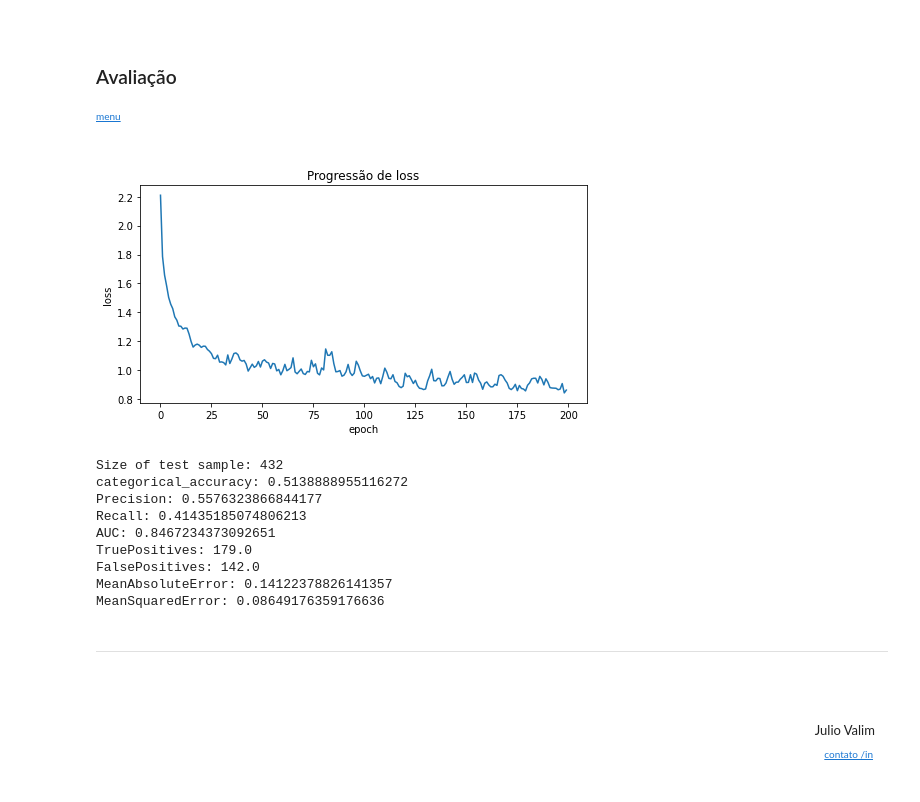
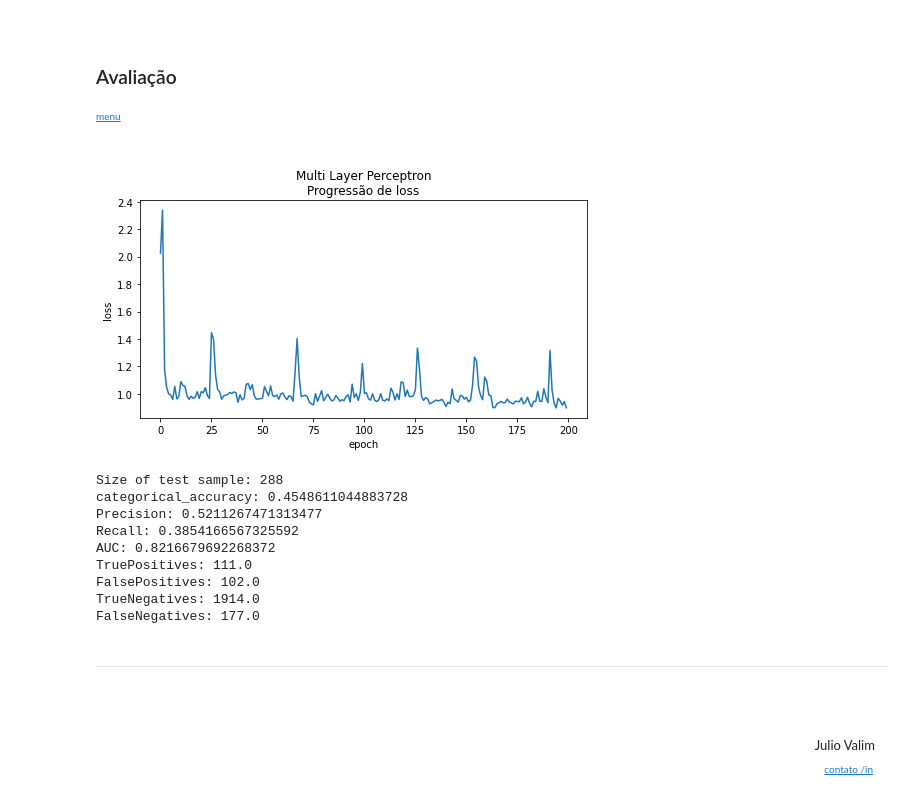
Before and after one commit to julio-valim/speech-sentiment-analysis, a Jupyter notebook: code/tcc.ipynb, the cells around one changed output. Drawn from its saved outputs; the diff is of its cells as text; code cells hidden in the pictures.

```diff
--- a/code/tcc.ipynb
+++ b/code/tcc.ipynb
@@ -178,7 +178,7 @@ X = scaler.fit_transform(features)
 <font size=1>[menu](#menu)</font>
 # %%
 X_train, x_test, Y_train, y_test = train_test_split(X, Y,
-                                                test_size=0.3,
+                                                test_size=0.2,
                                                 random_state=42,
                                                 shuffle=True)
 # %%
@@ -212,14 +212,21 @@ Trainable params: 573,960
 Non-trainable params: 0
 _________________________________________________________________
 # %%
-evaluate_metrics = ['categorical_accuracy','Precision','Recall','AUC','TruePositives','FalsePositives','MeanAbsoluteError','MeanSquaredError',]
+evaluate_metrics = ['categorical_accuracy',
+                    'Precision',
+                    'Recall',
+                    'AUC',
+                    'TruePositives',
+                    'FalsePositives',
+                    'TrueNegatives',
+                    'FalseNegatives']
 
 model.compile(loss='categorical_crossentropy',
               optimizer='adam',
               metrics=evaluate_metrics)
 # %%
 model.fit(X_train, Y_train,
-          batch_size = 128,
+          batch_size = 10,
           epochs=200,
           validation_data=(x_test, y_test),
           verbose=0);
@@ -247,25 +250,25 @@ score = model.evaluate(x_test, y_test);
 # %%
 plt.figure(figsize=(8,4))
 sns.lineplot(data=loss_per_epoch)
 plt.xlabel('epoch')
 plt.ylabel('loss')
-plt.title('\nProgressão de loss');
+plt.title('\nMulti Layer Perceptron\nProgressão de loss');
 # %% [output]
-[figure, old version]
+[figure, new version]
 # %%
 print(f"Size of test sample: {y_test.shape[0]}")
 for idx, metrics in enumerate(evaluate_metrics):
     print(f"{metrics}: {score[idx+1]}")
 # %% [output]
-Size of test sample: 432
-categorical_accuracy: 0.5138888955116272
-Precision: 0.5576323866844177
-Recall: 0.41435185074806213
-AUC: 0.8467234373092651
-TruePositives: 179.0
-FalsePositives: 142.0
-MeanAbsoluteError: 0.14122378826141357
-MeanSquaredError: 0.08649176359176636
+Size of test sample: 288
+categorical_accuracy: 0.4548611044883728
+Precision: 0.5211267471313477
+Recall: 0.3854166567325592
+AUC: 0.8216679692268372
+TruePositives: 111.0
+FalsePositives: 102.0
+TrueNegatives: 1914.0
+FalseNegatives: 177.0
 # %% [markdown]
 <hr>
 <br><br>
```
Also changed, not shown: parts of 4 cells of this notebook, 2 other files.
